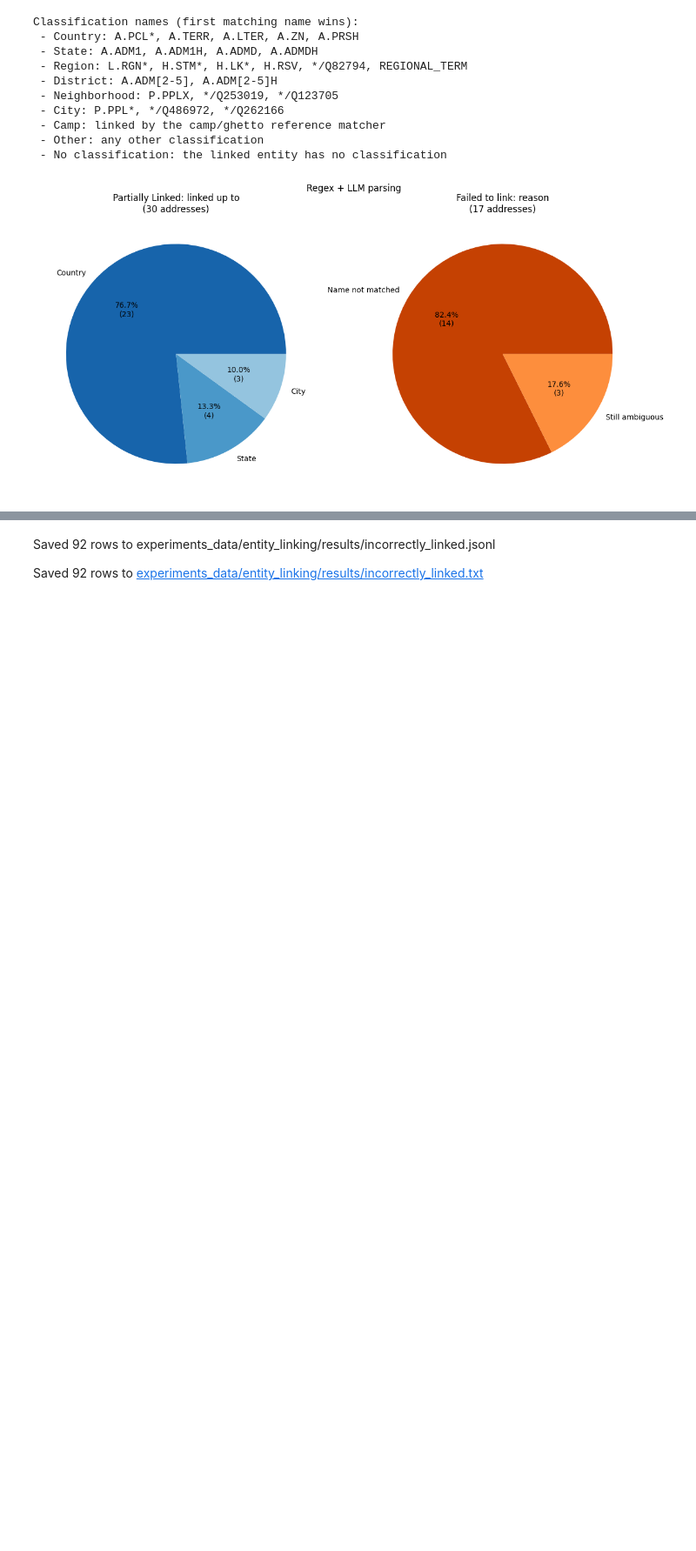
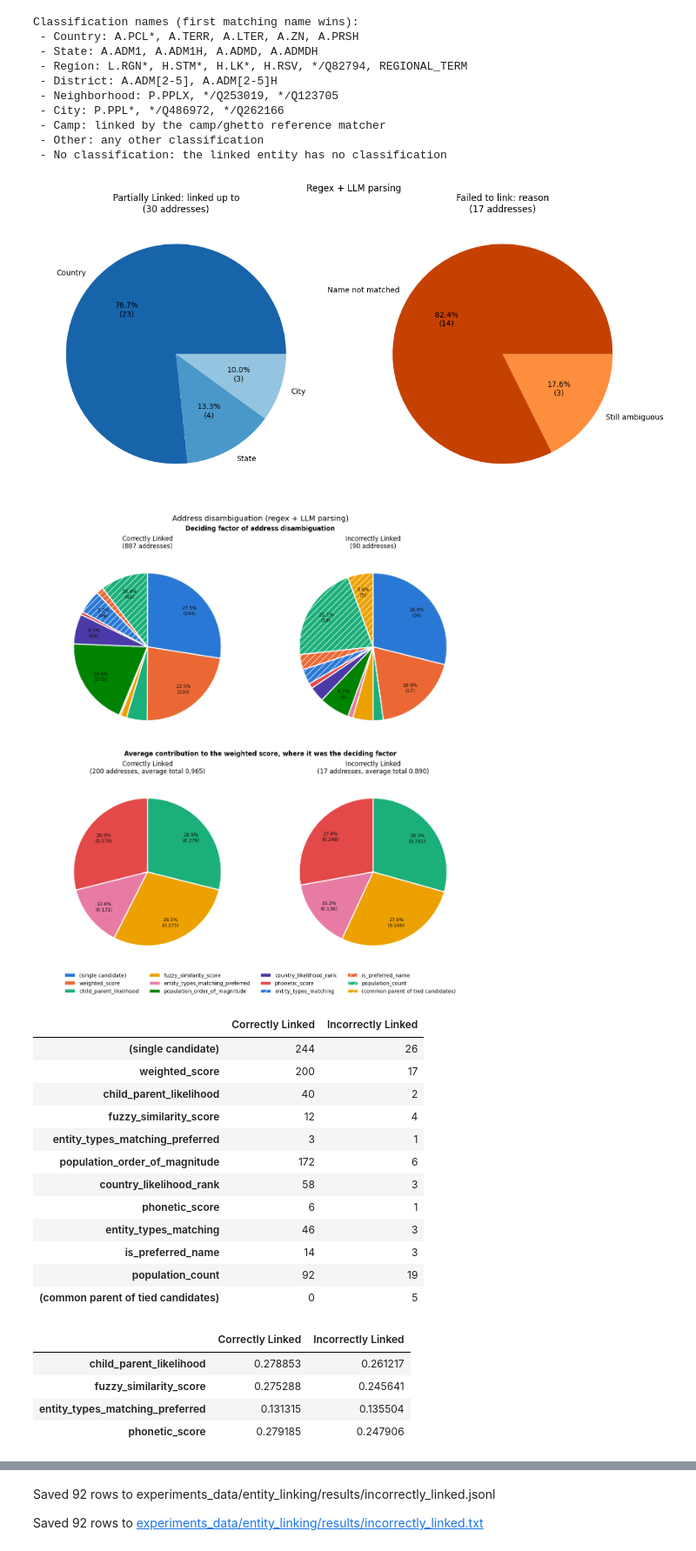
Before and after one commit to ISE-FIZKarlsruhe/bzk-address-parsing, a Jupyter notebook: entity_linking.ipynb, the cells around one changed output, grey strips where cells are left out. Shown at 87% size. Drawn from its saved outputs; the diff is of its cells as text; code cells hidden in the pictures; blank space fills up the shorter version.

Commit message:
Added more visualization tools

```diff
--- a/entity_linking.ipynb
+++ b/entity_linking.ipynb
@@ -230,3 +236,32 @@ Classification names (first matching name wins):
  - Other: any other classification
  - No classification: the linked entity has no classification
 [figure]
+# %%
+deciding_factor_counts = utils.deciding_factor_counts(outcomes, bzkopen_gt)
+weighted_score_contributions = utils.weighted_score_contributions(outcomes, bzkopen_gt)
+utils.plot_pies_by_link_status({
+    "Deciding factor of address disambiguation": deciding_factor_counts,
+    "Average contribution to the weighted score, where it was the deciding factor": weighted_score_contributions,
+}, title="Address disambiguation (regex + LLM parsing)")
+display(deciding_factor_counts)
+display(weighted_score_contributions)
+# %% [output]
+[figure, added]
+|  | Correctly Linked | Incorrectly Linked |
+| (single candidate) | 244 | 26 |
+| weighted_score | 200 | 17 |
+| child_parent_likelihood | 40 | 2 |
+| fuzzy_similarity_score | 12 | 4 |
+| entity_types_matching_preferred | 3 | 1 |
+| population_order_of_magnitude | 172 | 6 |
+| country_likelihood_rank | 58 | 3 |
+| phonetic_score | 6 | 1 |
+| entity_types_matching | 46 | 3 |
+| is_preferred_name | 14 | 3 |
+| population_count | 92 | 19 |
+| (common parent of tied candidates) | 0 | 5 |
+|  | Correctly Linked | Incorrectly Linked |
+| child_parent_likelihood | 0.278853 | 0.261217 |
+| fuzzy_similarity_score | 0.275288 | 0.245641 |
+| entity_types_matching_preferred | 0.131315 | 0.135504 |
+| phonetic_score | 0.279185 | 0.247906 |
```
Also changed, not shown: parts of 6 cells of this notebook, 8 other files.
